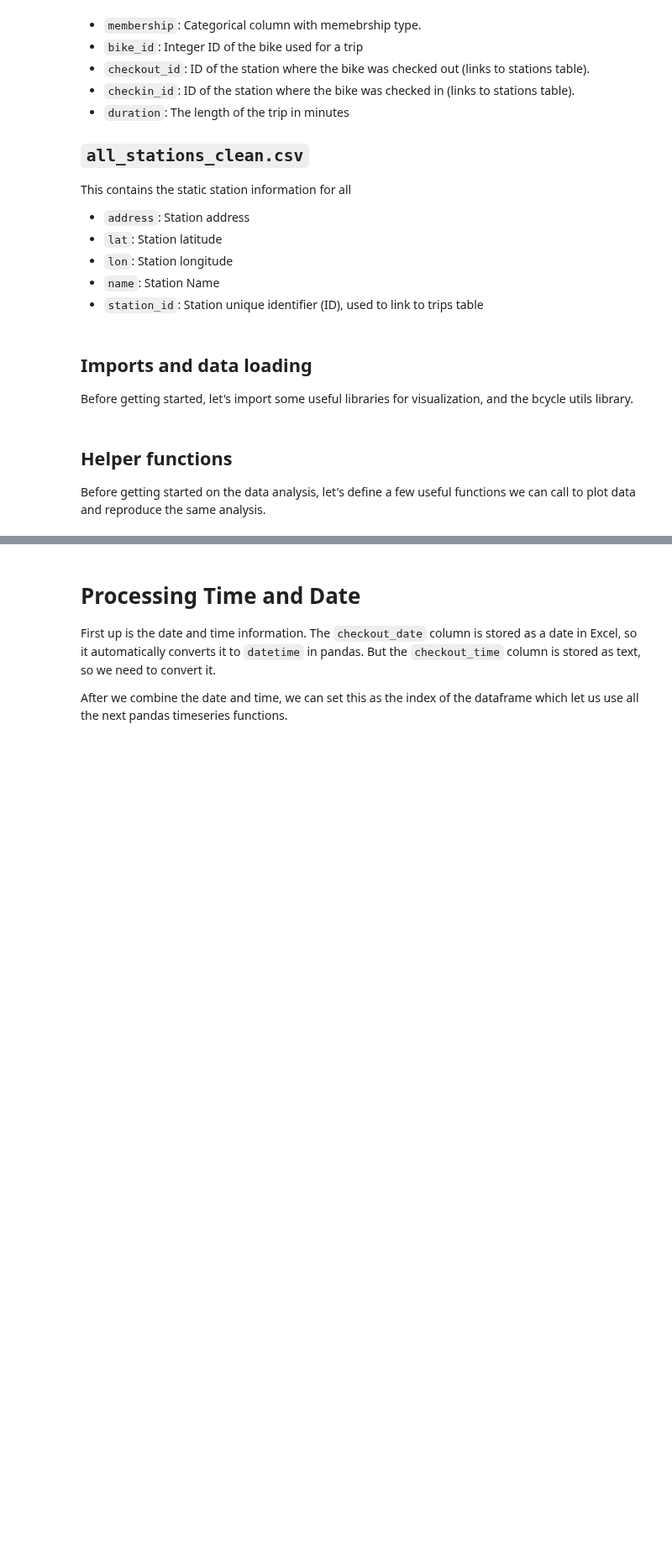
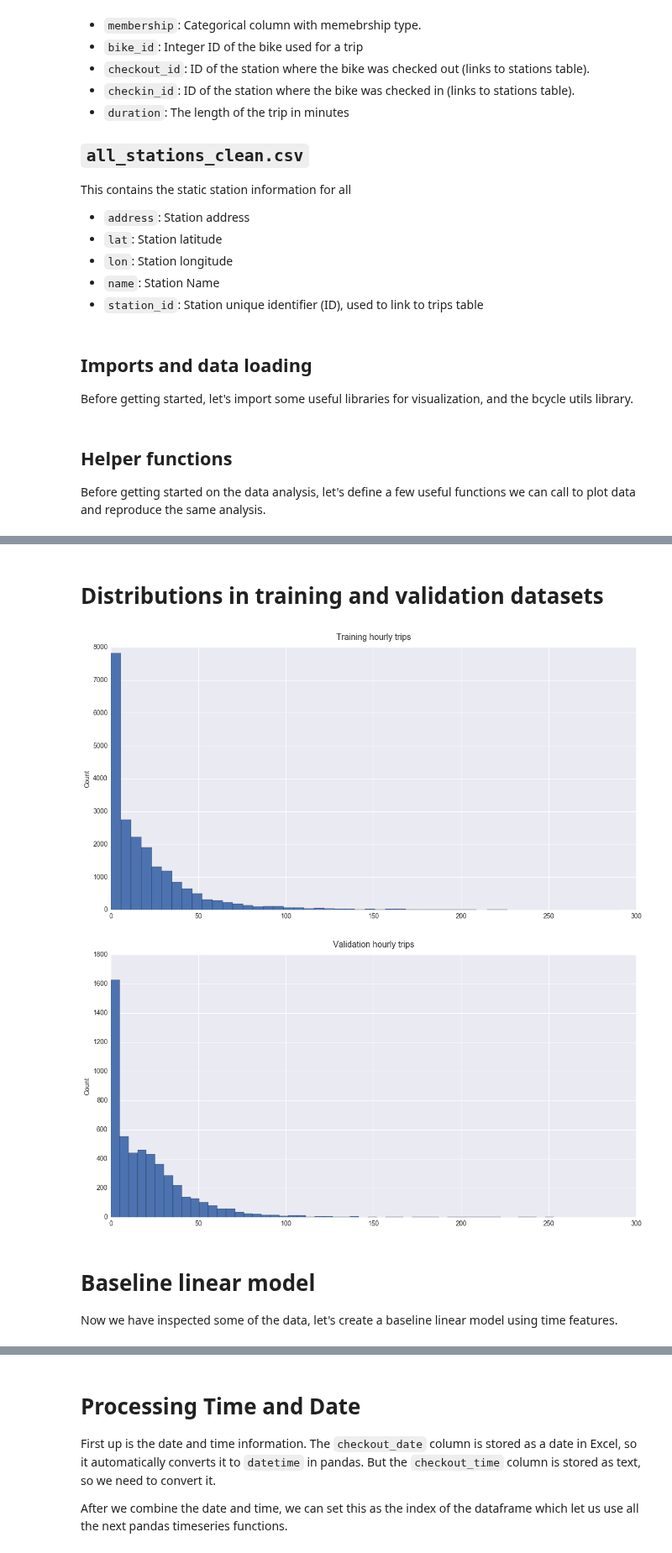
Before and after one commit to timgasser/bcycle-austin, a Jupyter notebook: notebooks/bcycle_all_data_models.ipynb, the cells around one changed output, grey strips where cells are left out. Shown at 84% size. Saved outputs shown, nothing was run; the diff lists cells and outputs as text; code cells hidden in the pictures; blank space fills up the shorter version.

```diff
--- a/notebooks/bcycle_all_data_models.ipynb
+++ b/notebooks/bcycle_all_data_models.ipynb
@@ -217,0 +285,13 @@ plot_df['log_duration'.plot.line(figsize=(20,10))
+# %% [markdown]
+# Distributions in training and validation datasets
+# %%
+from bcycle_lib.all_utils import plot_hist
+plot_hist(train_df['count'], bins=50, size=(20,10), title='Training hourly trips', xlabel='', ylabel='Count')
+plot_hist(val_df['count'], bins=50, size=(20,10), title='Validation hourly trips', xlabel='', ylabel='Count')
+# %% [output]
+[figure, added]
+[figure, added]
+# %% [markdown]
+# Baseline linear model
+
+Now we have inspected some of the data, let's create a baseline linear model using time features.
```
Also changed, not shown: parts of 61 cells of this notebook, 2 other files.
